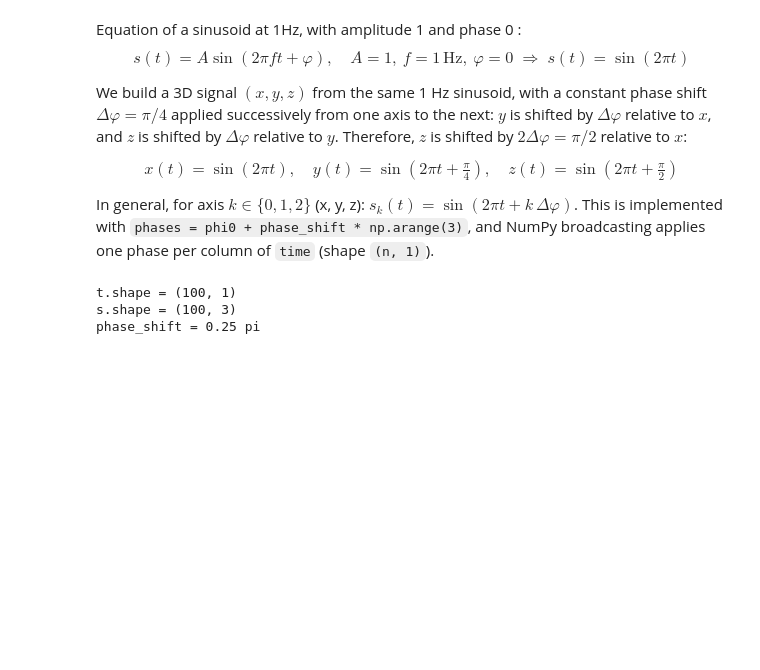
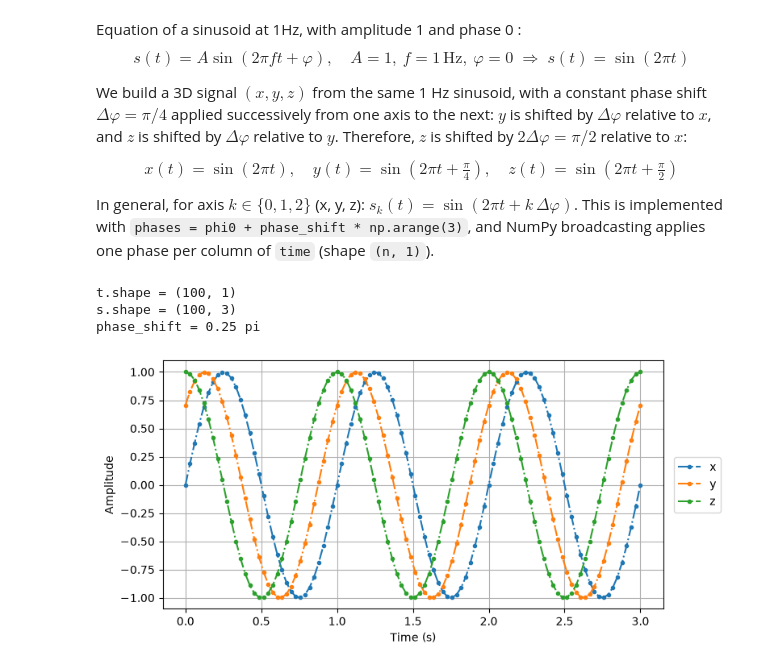
Before and after one commit to ChloeGil-student/IEAP-Python-Series04, a Jupyter notebook: Series04 Python.ipynb, the cells around one changed output. Cells and saved outputs as stored; diff of their text form; code cells hidden in the pictures; blank space fills up the shorter version.

Commit message:
Add signal plot to Python notebook
Updated the Series04 Python notebook output metadata and added a 2D plot of the x/y/z signal components. The new figure labels the axes, adds grid lines, and includes a legend to improve the demonstration of the generated signal.

```diff
--- a/Series04 Python.ipynb
+++ b/Series04 Python.ipynb
@@ -19,28 +19,40 @@ In general, for axis $k \in \{0, 1, 2\}$ (x, y, z): $s_k(t) = \sin(2\pi t + k\,\
 # %%
 # Parameters
 
 f = 1.0                 # frequency (Hz)
 A = 1.0                 # amplitude
 phi0 = 0.0              # initial phase (rad)
 n_samples = 100       # number of samples
 duration = 3.0          # duration (s)
 phase_shift = np.pi / 4 # phase shift between x->y and y->z (rad)
 
 # Time vector
 
 time = np.linspace(0, duration, n_samples).reshape(-1, 1)   # shape (n, 1)
 
 # Signal (x, y, z) in columns
 
 phases = phi0 + phase_shift * np.arange(3)           # [0, pi/4, pi/2]
 signal = A * np.sin(2 * np.pi * f * time + phases)   # broadcasting -> (n, 3)
 
 # Check
 
 print(f"t.shape = {time.shape}")
 print(f"s.shape = {signal.shape}")
 print(f"phase_shift = {phase_shift/np.pi:g} pi")
+
+# Plot 2D figure
+
+fig2d, ax = plt.subplots(figsize=(8, 4))
+for i, name in enumerate("xyz"):
+    ax.plot(time, signal[:, i], ".-.", label=name)   # points reliés en pointillés
+ax.set_xlabel("Time (s)")
+ax.set_ylabel("Amplitude")
+ax.grid(True)
+ax.legend(loc="center left", bbox_to_anchor=(1.01, 0.5))
+plt.show()
 # %% [output]
 t.shape = (100, 1)
 s.shape = (100, 3)
 phase_shift = 0.25 pi
+[figure, added]
```
